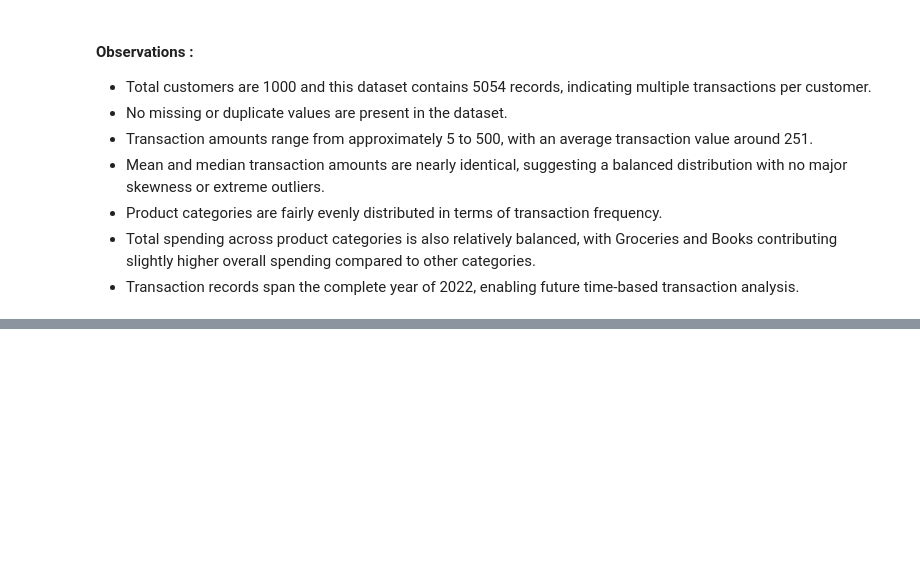
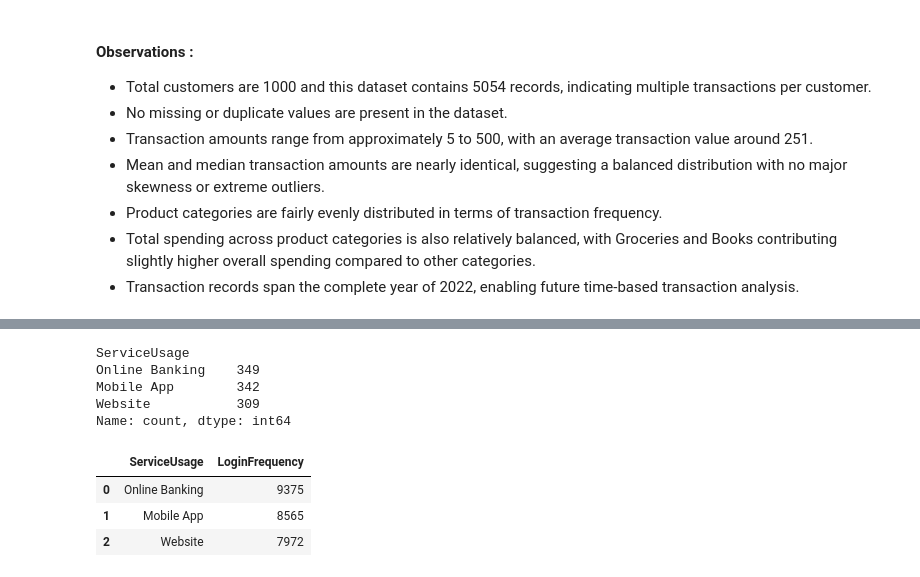
Before and after one commit to ashishpra28/Lloyds-Banking-Group-Job-Simulation, a Jupyter notebook: notebooks/Task1-EDA.ipynb, the cells around one changed output, grey strips where cells are left out. Saved outputs shown, nothing was run; the diff lists cells and outputs as text; code cells hidden in the pictures; blank space fills up the shorter version.

```diff
--- a/notebooks/Task1-EDA.ipynb
+++ b/notebooks/Task1-EDA.ipynb
@@ -208,0 +302,19 @@ print(amount_per_category)
+# %%
+# Check total ServiceUsage categories
+service_category = online_activity['ServiceUsage'].value_counts()
+service_category
+# %% [output]
+ServiceUsage
+Online Banking    349
+Mobile App        342
+Website           309
+Name: count, dtype: int64
+# %%
+# Check total LoginFrequency per ServiceUsage category
+total_login_frequency = online_activity.groupby('ServiceUsage')['LoginFrequency'].sum().sort_values(ascending=False).reset_index()
+total_login_frequency
+# %% [output]
+|  | ServiceUsage | LoginFrequency |
+| 0 | Online Banking | 9375 |
+| 1 | Mobile App | 8565 |
+| 2 | Website | 7972 |
```
Also changed, not shown: parts of 9 cells of this notebook, 3 other files.
